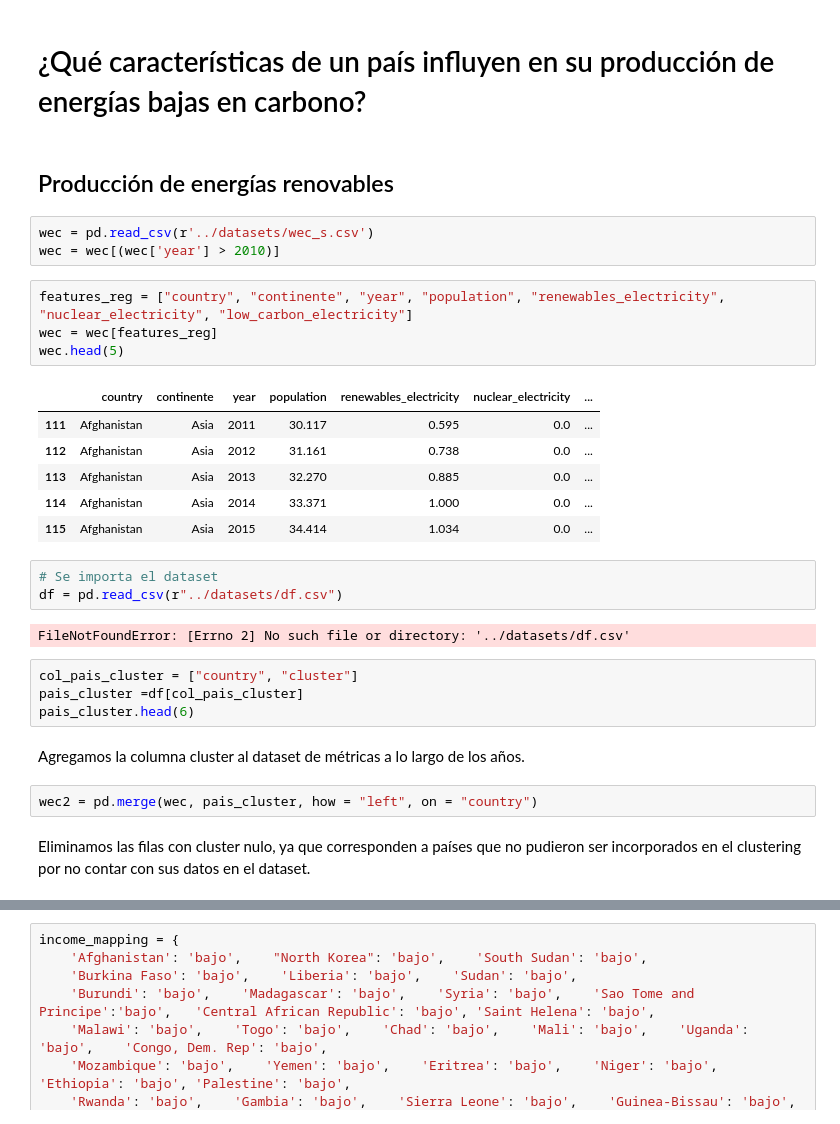
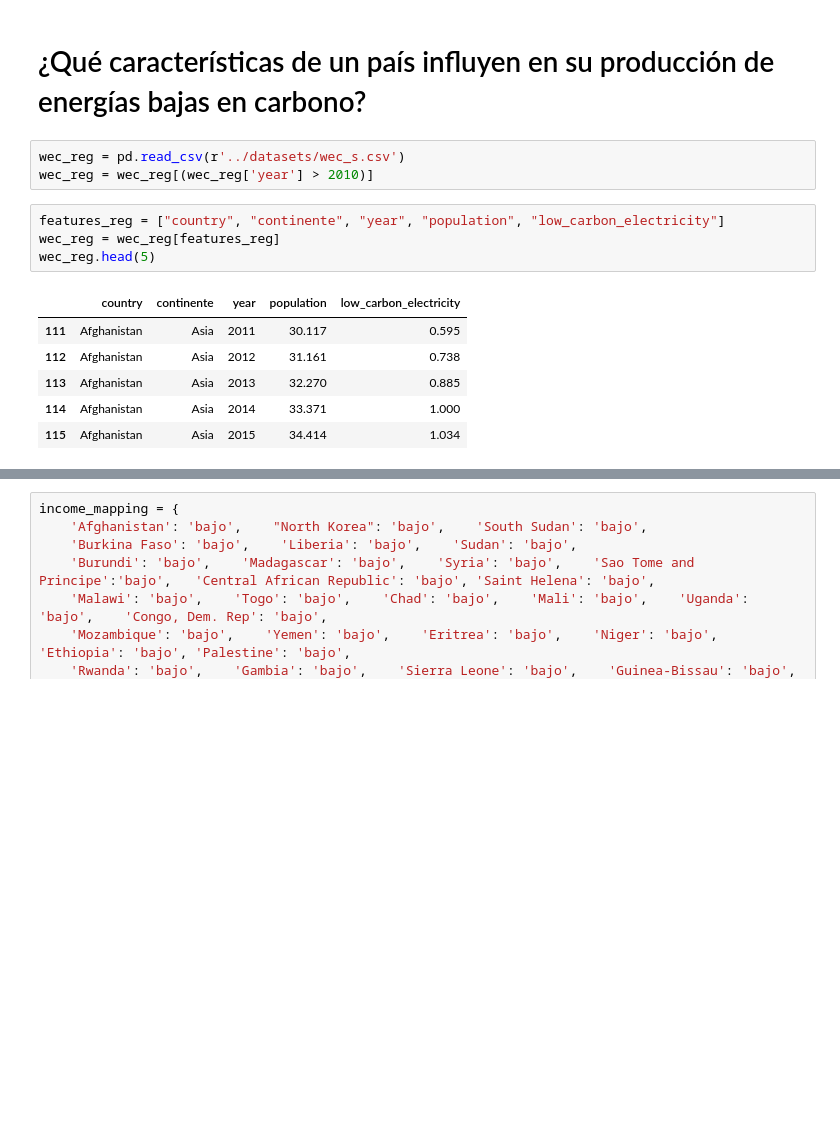
Before and after one commit to L-Ameneiro/EDA-Datasets, a Jupyter notebook: notebooks/EDA.ipynb, the cells around one changed output, grey strips where cells are left out. Drawn from its saved outputs; the diff is of its cells as text; blank space fills up the shorter version.

```diff
--- a/notebooks/EDA.ipynb
+++ b/notebooks/EDA.ipynb
@@ -401,34 +401,17 @@ Para continuar con la lectura edl modelo supervisado, ingresar a la notebook lla
 wec_medias.to_csv("../datasets/wec_ns.csv", index= False)
 # %% [markdown]
 # ¿Qué características de un país influyen en su producción de energías bajas en carbono?
-# %% [markdown]
-## Producción de energías renovables
 # %%
-wec = pd.read_csv(r'../datasets/wec_s.csv')
-wec = wec[(wec['year'] > 2010)]
+wec_reg = pd.read_csv(r'../datasets/wec_s.csv')
+wec_reg = wec_reg[(wec_reg['year'] > 2010)]
 # %%
-features_reg = ["country", "continente", "year", "population", "renewables_electricity", "nuclear_electricity", "low_carbon_electricity"]
-wec = wec[features_reg]
-wec.head(5)
+features_reg = ["country", "continente", "year", "population", "low_carbon_electricity"]
+wec_reg = wec_reg[features_reg]
+wec_reg.head(5)
 # %% [output]
-|  | country | continente | year | population | renewables_electricity | nuclear_electricity | ... |
-| 111 | Afghanistan | Asia | 2011 | 30.117 | 0.595 | 0.0 | ... |
-| 112 | Afghanistan | Asia | 2012 | 31.161 | 0.738 | 0.0 | ... |
-| 113 | Afghanistan | Asia | 2013 | 32.270 | 0.885 | 0.0 | ... |
-| 114 | Afghanistan | Asia | 2014 | 33.371 | 1.000 | 0.0 | ... |
-| 115 | Afghanistan | Asia | 2015 | 34.414 | 1.034 | 0.0 | ... |
+|  | country | continente | year | population | low_carbon_electricity |
+| 111 | Afghanistan | Asia | 2011 | 30.117 | 0.595 |
+| 112 | Afghanistan | Asia | 2012 | 31.161 | 0.738 |
+| 113 | Afghanistan | Asia | 2013 | 32.270 | 0.885 |
+| 114 | Afghanistan | Asia | 2014 | 33.371 | 1.000 |
+| 115 | Afghanistan | Asia | 2015 | 34.414 | 1.034 |
-# %%
-# Se importa el dataset
-df = pd.read_csv(r"../datasets/df.csv")
-# %% [output]
-FileNotFoundError: [Errno 2] No such file or directory: '../datasets/df.csv'
-# %%
-col_pais_cluster = ["country", "cluster"]
-pais_cluster =df[col_pais_cluster]
-pais_cluster.head(6)
-# %% [markdown]
-Agregamos la columna cluster al dataset de métricas a lo largo de los años.
-# %%
-wec2 = pd.merge(wec, pais_cluster, how = "left", on = "country")
-# %% [markdown]
-Eliminamos las filas con cluster nulo, ya que corresponden a países que no pudieron ser incorporados en el clustering por no contar con sus datos en el dataset.
```
Also changed, not shown: parts of 16 cells of this notebook, 8 other files.
